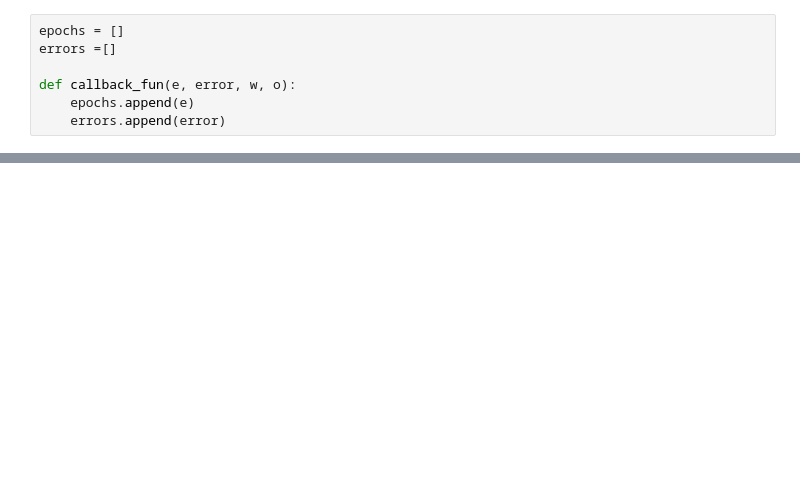
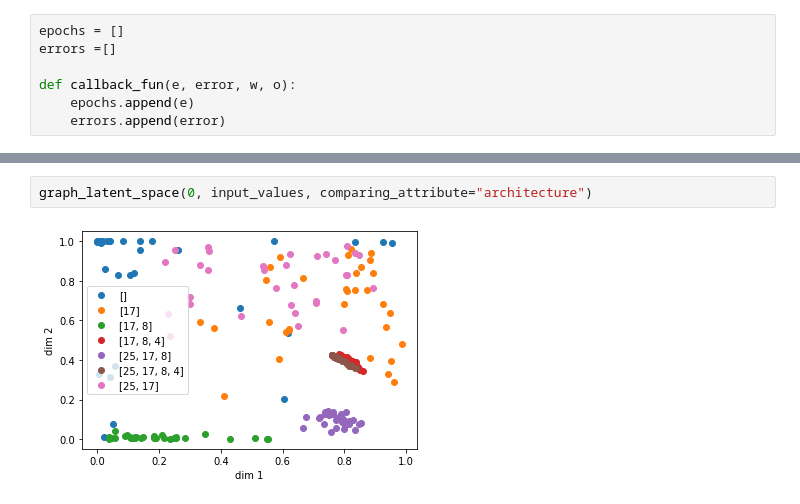
Before and after one commit to camilaborinsky/SIA-tps, a Jupyter notebook: TP5/autoencoder.ipynb, the cells around one changed output, grey strips where cells are left out. Saved outputs shown, nothing was run; the diff lists cells and outputs as text; blank space fills up the shorter version.

```diff
--- a/TP5/autoencoder.ipynb
+++ b/TP5/autoencoder.ipynb
@@ -49,0 +118,4 @@ ae.graph_latent_space(flattened_input)
+# %%
+graph_latent_space(0, input_values, comparing_attribute="architecture")
+# %% [output]
+[figure, added]
```
Also changed, not shown: parts of 14 cells of this notebook, 9 other files.
